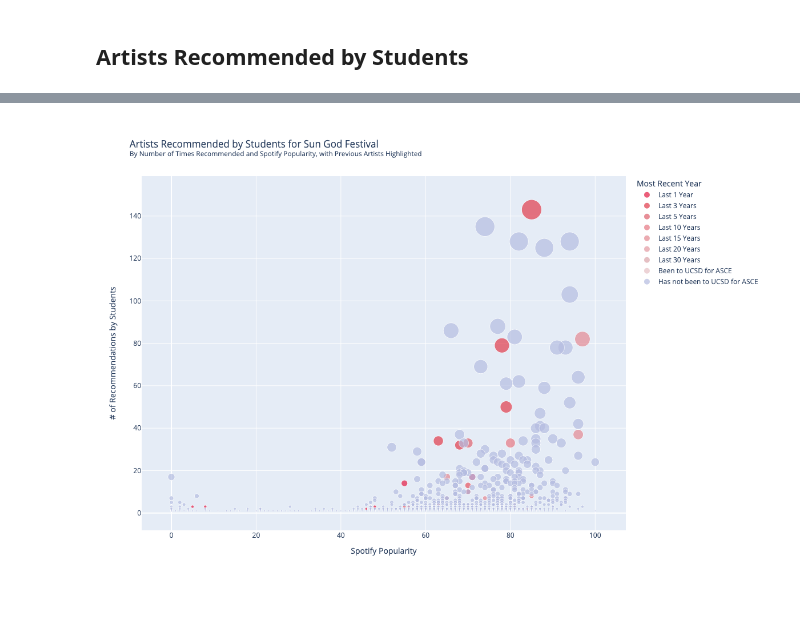
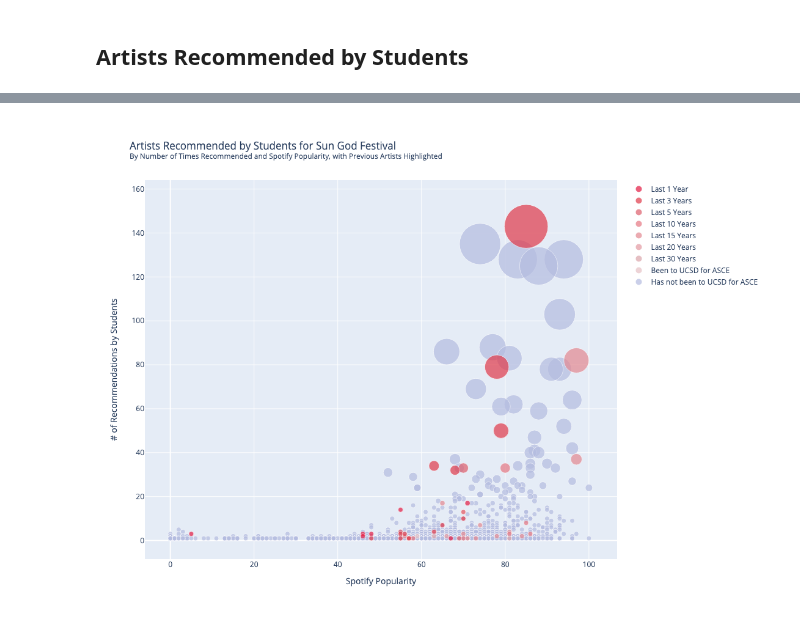
Before and after one commit to skyflaren/survey-sgf25, a Jupyter notebook: main.ipynb, the cells around one changed output, grey strips where cells are left out. Cells and saved outputs as stored; diff of their text form; code cells hidden in the pictures.

Commit message:
Cache Spotify popularity and refactor scatter plot so most recent artists are on top

```diff
--- a/main.ipynb
+++ b/main.ipynb
@@ -371,4 +445,6 @@ stemmed_artists
 # %%
+import plotly.graph_objs as go
+
 # Gradient based on how recently they've come, or an opposite colour if they haven't
 color_map={'Last 1 Year': '#e31b43',
            'Last 3 Years': '#e03a4a',
@@ -378,50 +454,69 @@ color_map={'Last 1 Year': '#e31b43',
            'Last 20 Years': '#e39aa2',
            'Last 30 Years': '#dba4aa',
            'Been to UCSD for ASCE': '#e6c1c5',
            'Has not been to UCSD for ASCE': '#b4bce0'
           }
 
 stemmed_artists.rename(columns={'count': '# of Recommendations by Students', 'popularity': 'Spotify Popularity'}, inplace=True)
 stemmed_artists['Artist Name'] = stemmed_artists.index
 
-fig = px.scatter(stemmed_artists, x="Spotify Popularity", y="# of Recommendations by Students",
-                 size="# of Recommendations by Students", color="Most Recent Year",
-                 hover_name=formatted.index,
-                 size_max=35,
-                 height=800, width=1200,
-                 custom_data=['Artist Name'],
-                 color_discrete_map=color_map,
-                 category_orders={'Most Recent Year': year_order},
-                 title="Artists Recommended by Students for Sun God Festival<br><sup>By Number of Times Recommended and Spotify Popularity, with Previous Artists Highlighted</sup>",
-                )
+# Create scatter plot, layering the most recent artists on top of the older appearances/those who never came to UCSD
+fig = go.Figure()
+for ind, year_group in enumerate(reversed(color_map.keys())):
+    data_subset = stemmed_artists[stemmed_artists['Most Recent Year'] == year_group]
+
+    fig.add_trace(go.Scatter(
+        x=data_subset['Spotify Popularity'],
+        y=data_subset['# of Recommendations by Students'],
+        mode='markers',
+        marker=dict(
+            size=data_subset['# of Recommendations by Students'],
+            sizemode='diameter',
+            sizemin=4,
+            sizeref=2.0,
+            color=data_subset['Most Recent Year'].map(color_map)
+        ),
+        legendrank=-ind,
+        customdata=data_subset[['Artist Name', 'Most Recent Year']],
+        name=year_group,
+    ))
+
+# Titles and styling
+fig.update_layout(
+    title={
+        'text': "Artists Recommended by Students for Sun God Festival<br>"
+                "<sup>By Number of Times Recommended and Spotify Popularity, with Previous Artists Highlighted</sup>",
+    },
+    xaxis=dict(title="Spotify Popularity"),
+    yaxis=dict(title="# of Recommendations by Students"),
+    height=800,
+    width=1200,
+    hoverlabel=dict(
+        font=dict(color="#222"),
+        bordercolor="white",
+    ),
+    legend= {'itemsizing': 'constant'}
+)
 
 # Custom tooltip for the bubbles
 fig.update_traces(marker=dict(line=dict(color='white', width=0.75)))
 fig.update_traces(
     hovertemplate=(
         "<br><b>%{customdata[0]}</b><br>—<br>"
-        "%{data.name}<br>"
+        "%{customdata[1]}<br>"
         "%{y} // Number of Recommendations by Students<br>"
         "%{x} // Spotify Popularity<br><br>"
         "<extra></extra>"
-    )
-)
-
-# Slight tooltip visual changes
-fig.update_layout(
-    hoverlabel=dict(
-        font=dict(color="#222"),
-        bordercolor="white",
     )
 )
 
 # Lighten the background colour of each hover label by about half
 for trace in fig.data:
     trace_name = trace.name
     if trace_name in color_map:
         rgba = mcolors.to_rgba(color_map[trace_name], alpha=0.5)
         rgb = [str(255*(1-(1-x)/2)) for x in rgba][:3]
         trace.hoverlabel = dict(bgcolor='rgb('+','.join(rgb[:3])+')')
 fig.show()
 # %% [output]
-[figure, old version]
+[figure, new version]
```
Also changed, not shown: parts of 6 cells of this notebook, 6 other files.
